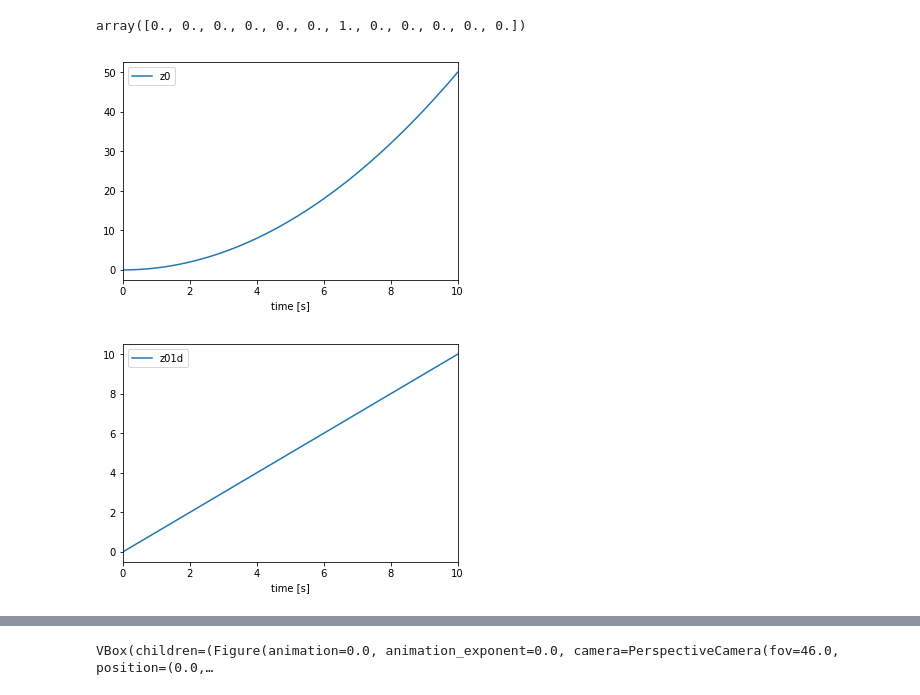
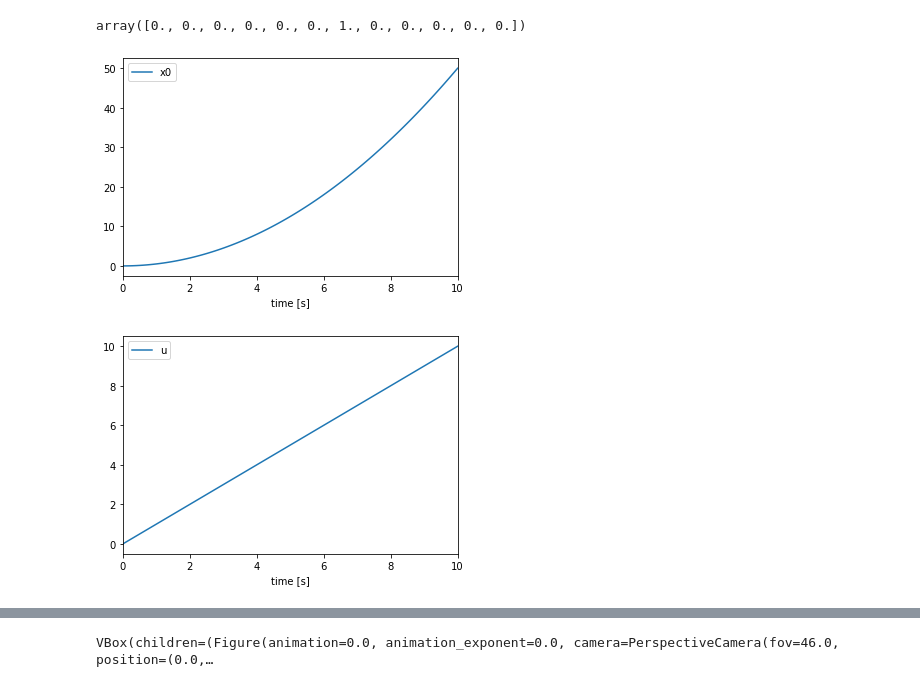
Before and after one commit to martinlarsalbert/motion-to-acceleration, a Jupyter notebook: rigid_body_6DOF.ipynb, the cells around one changed output, grey strips where cells are left out. Drawn from its saved outputs; the diff is of its cells as text; code cells hidden in the pictures.

```diff
--- a/rigid_body_6DOF.ipynb
+++ b/rigid_body_6DOF.ipynb
@@ -50,0 +43,8 @@ $\displaystyle x01d\mathbf{\hat{n}_x} + y01d\mathbf{\hat{n}_y} + z01d\mathbf{\ha
+# %%
+M = me.Point('M')
+O = M.locatenew('P',0)
+
+M.set_vel(N,0)
+O.set_vel(S,u*S.x + v*S.y + w*S.z)
+
+O.v1pt_theory(M,N,S)
@@ -50,0 +53,3 @@ $\displaystyle x01d\mathbf{\hat{n}_x} + y01d\mathbf{\hat{n}_y} + z01d\mathbf{\ha
+# %%
+velocity_matrix = O.vel(N).to_matrix(N)
+velocity_matrix
@@ -90,11 +97,11 @@ torque = (S, torque_vector)
 ## Equations of Motion
 # %%
 coordinates = [x0, y0, z0, phi, theta, psi]
-speeds = [x01d, y01d, z01d, phi1d, theta1d, psi1d]
+speeds = [u, v, w, phi1d, theta1d, psi1d]
 # %%
-kinematical_differential_equations = [x0.diff() - x01d,
-                                      y0.diff() - y01d,
-                                      z0.diff() - z01d,
+kinematical_differential_equations = [x0.diff() - velocity_matrix[0],
+                                      y0.diff() - velocity_matrix[1],
+                                      z0.diff() - velocity_matrix[2],
                                       phi.diff() - phi1d,
                                       theta.diff() - theta1d,
                                       psi.diff() - psi1d,
@@ -158,16 +165,16 @@ def simulate(t,force_torque, I_xx,I_yy,I_zz,mass, initial_coordinates = [0, 0, 0
 # %%
 t = np.linspace(0,10,100)
 
-df = simulate(t=t, force_torque=[0,0,1,0,0,0],I_xx=1, I_yy=1, I_zz=1, mass=1)
+df = simulate(t=t, force_torque=[1,0,0,0,0,0],I_xx=1, I_yy=1, I_zz=1, mass=1)
 
 
 fig,ax = plt.subplots()
-df.plot(y='z0', ax=ax);
+df.plot(y='x0', ax=ax);
 ax.set_xlabel('time [s]')
 
 fig,ax = plt.subplots()
-df.plot(y='z01d', ax=ax);
+df.plot(y='u', ax=ax);
 ax.set_xlabel('time [s]');
 # %% [output]
-[figure, old version]
+[figure, new version]
-[figure, old version]
+[figure, new version]
```
Also changed, not shown: parts of 15 cells of this notebook.
